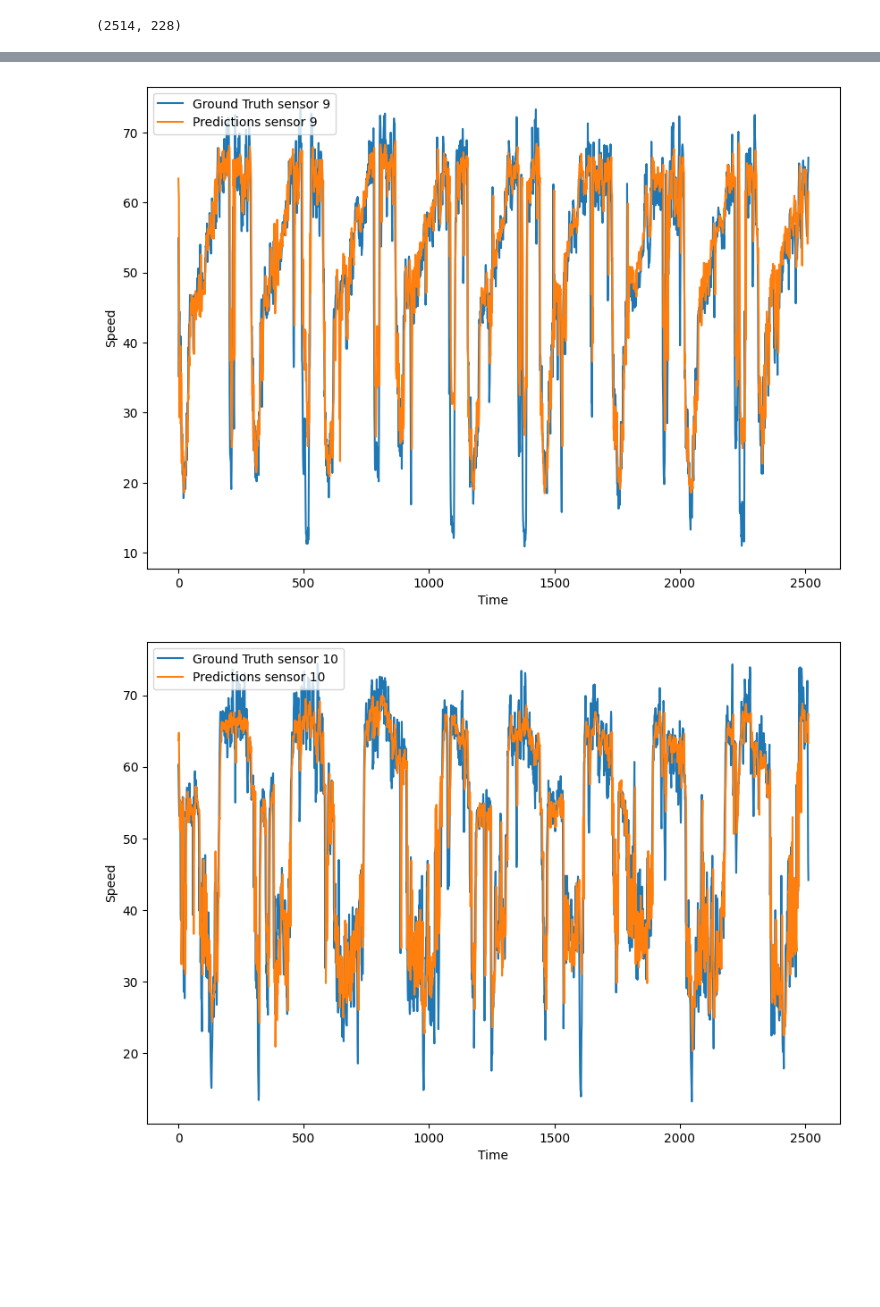
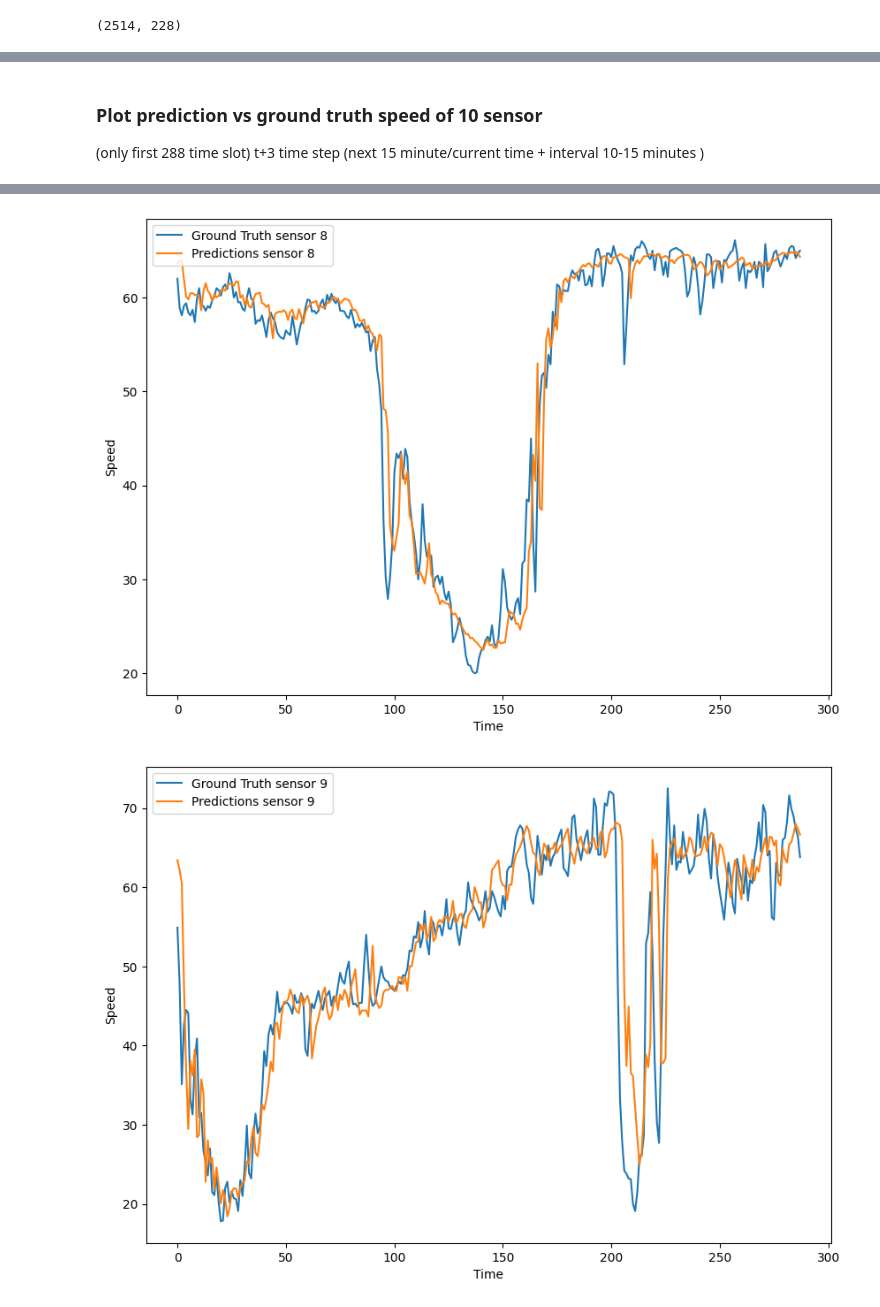
Before and after one commit to lintang-b-s/navigatorx-STGCN, a Jupyter notebook: navigatorx-stgcn.ipynb, the cells around one changed output, grey strips where cells are left out. Saved outputs shown, nothing was run; the diff lists cells and outputs as text; code cells hidden in the pictures; blank space fills up the shorter version.

```diff
--- a/navigatorx-stgcn.ipynb
+++ b/navigatorx-stgcn.ipynb
@@ -174,4 +184,4 @@ all_ys.shape
 # %% [output]
 torch.Size([2514, 9, 228])
 # %%
-all_ys = all_ys[:,2,:]
+all_ys_next_15_minutes = all_ys[:,2,:]
@@ -183,5 +195,5 @@ torch.Size([2514, 228])
 test_pred_array = np.concatenate(test_pred_list, axis=1)  # [n_pred, total_samples, n_vertex]
 test_pred_H = test_pred_array[h_step_idx] # [len(h_step_idx), total_samples, n_vertex]
 # %%
-test_pred_H = test_pred_H[0,:,:]
+test_pred_H_next_15_minutes = test_pred_H[0,:,:]
 # %%
@@ -193,3 +203,6 @@ all_ys = all_ys.cpu().numpy()
+# %%
+all_ys_next_5_minutes = all_ys_next_5_minutes.cpu().numpy()
+all_ys_next_15_minutes = all_ys_next_15_minutes.cpu().numpy()
 # %%
 def inverse_transform(x, std, mean):
     return x * std + mean
@@ -214,0 +228,13 @@ plt.show()
+# %%
+for sensor_idx in range(1,10):
+
+    test_pred_H_sensor_idx = inverse_transform(test_pred_H_next_15_minutes[:,sensor_idx], scaler.scale_[sensor_idx], scaler.mean_[sensor_idx])
+    all_ys_sensor_idx = inverse_transform(all_ys_next_15_minutes[:,sensor_idx], scaler.scale_[sensor_idx], scaler.mean_[sensor_idx])
+
+    plt.figure(figsize=(10,7))
+    plt.plot(range(len(all_ys_sensor_idx)), all_ys_sensor_idx, label=f'Ground Truth sensor {sensor_idx}  (t+3 / next 15 minutes)')
+    plt.plot(range(len(test_pred_H_sensor_idx)), test_pred_H_sensor_idx, label=f'Predictions sensor {sensor_idx}  (t+3 / next 15 minutes)')
+    plt.xlabel('Time')
+    plt.ylabel('Speed')
+    plt.legend(loc="upper left")
+    plt.show()
@@ -215,8 +251,11 @@ plt.show()
+# %% [markdown]
+### Plot prediction vs ground truth speed of 10 sensor
+(only first 288 time slot) t+3 time step (next 15 minute/current time +  interval 10-15 minutes )
 # %%
-for sensor_idx in range(1,15):
+for sensor_idx in range(0,10):
 
-    test_pred_H_sensor_idx = inverse_transform(test_pred_H[:,sensor_idx], scaler.scale_[sensor_idx], scaler.mean_[sensor_idx])
-    all_ys_sensor_idx = inverse_transform(all_ys[:,sensor_idx], scaler.scale_[sensor_idx], scaler.mean_[sensor_idx])
+    test_pred_H_sensor_idx = inverse_transform(test_pred_H_next_15_minutes[:288,sensor_idx], scaler.scale_[sensor_idx], scaler.mean_[sensor_idx])
+    all_ys_sensor_idx = inverse_transform(all_ys_next_15_minutes[:288,sensor_idx], scaler.scale_[sensor_idx], scaler.mean_[sensor_idx])
 
     plt.figure(figsize=(10,7))
     plt.plot(range(len(all_ys_sensor_idx)), all_ys_sensor_idx, label=f'Ground Truth sensor {sensor_idx}')
@@ -237,2 +276,2 @@ for sensor_idx in range(1,15):
-[figure, old version]
+[figure, new version]
-[figure, old version]
+[figure, new version]
```
Also changed, not shown: parts of 13 cells of this notebook.
